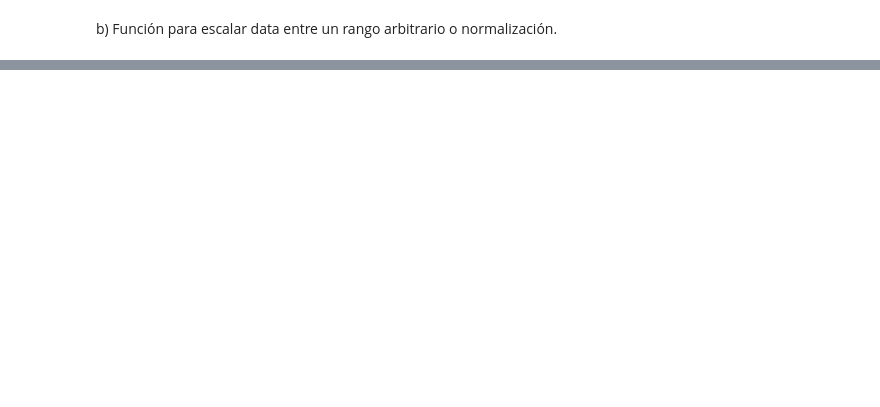
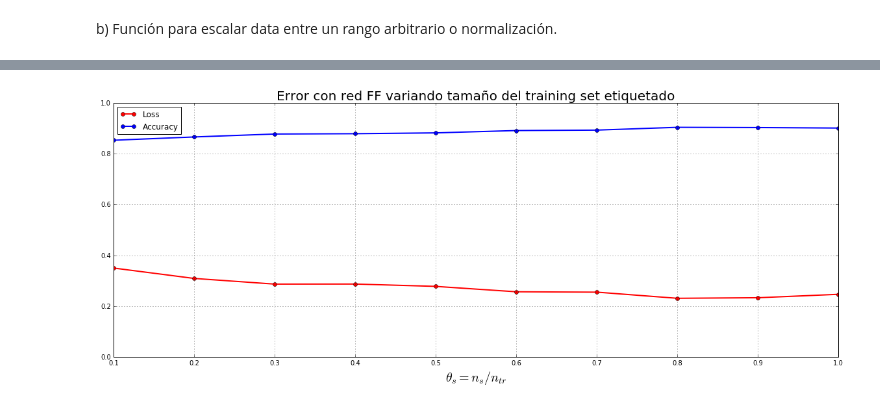
Before and after one commit to asazo/ANN, a Jupyter notebook: tarea2/pregunta2.ipynb, the cells around one changed output, grey strips where cells are left out. Drawn from its saved outputs; the diff is of its cells as text; code cells hidden in the pictures; blank space fills up the shorter version.

```diff
--- a/tarea2/pregunta2.ipynb
+++ b/tarea2/pregunta2.ipynb
@@ -132,2 +137,26 @@ Normalizing data (mean 0, std 1)
+# %%
+thetas = np.linspace(0.1, 1, 10)
+plt.figure(figsize=(20,7))
+score = np.array([[0.34965633492870829, 0.85337219132808007], [0.30873315344310387, 0.86633515952791207],
+                  [0.28638169108870831, 0.8779120964645849], [0.28662411729384862, 0.87917810043802969],
+                  [0.27735552345804965, 0.88243598899764453], [0.25611561523247078, 0.89160094224172037],
+                  [0.25466067208978765, 0.89329561710725591], [0.23046189319056207, 0.90432671244947349],
+                  [0.23262660608841529, 0.9034007855362689], [0.24611747253683636, 0.90140890138957075]]
+)
+loss = score[:,0]
+accuracy = score[:,1]
+plt.title(u'Error con red FF variando tamaño del training set etiquetado', fontsize=20)
+plt.xlabel(r'$ \theta _s = n_s/n_{tr}$', fontsize=20)
+#plt.ylabel(u'Error de prueba', fontsize=20)
+plt.xticks(thetas)
+plt.xlim((0.1, 1))
+plt.ylim((0, 1))
+plt.plot(thetas, loss, 'ro-', lw=2, label="Loss")
+plt.plot(thetas, accuracy, 'bo-', lw=2, label="Accuracy")
+plt.grid()
+plt.legend(loc='best')
+plt.show()
+# %% [output]
+[figure, added]
 # %%
 plt.figure(figsize=(20,7))
```
Also changed, not shown: parts of 4 cells of this notebook, 1 other file.
